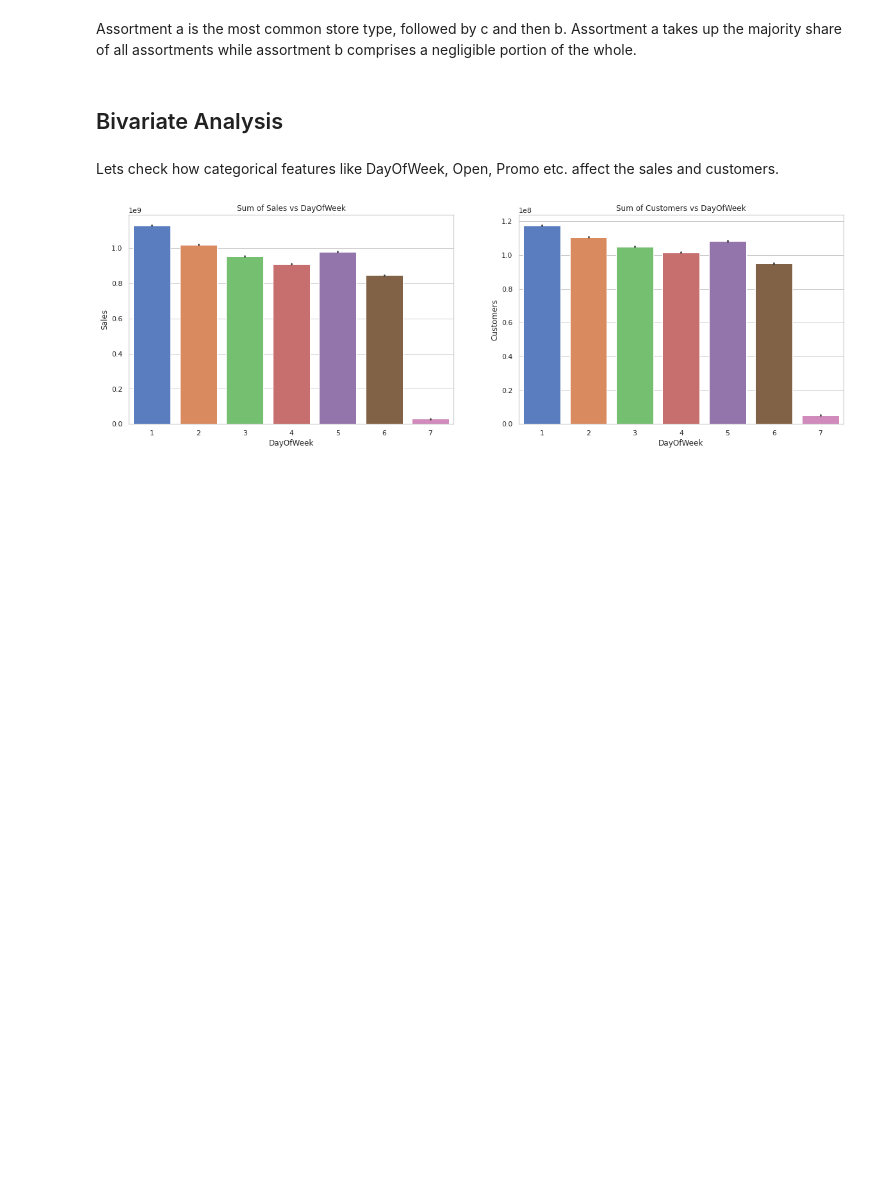
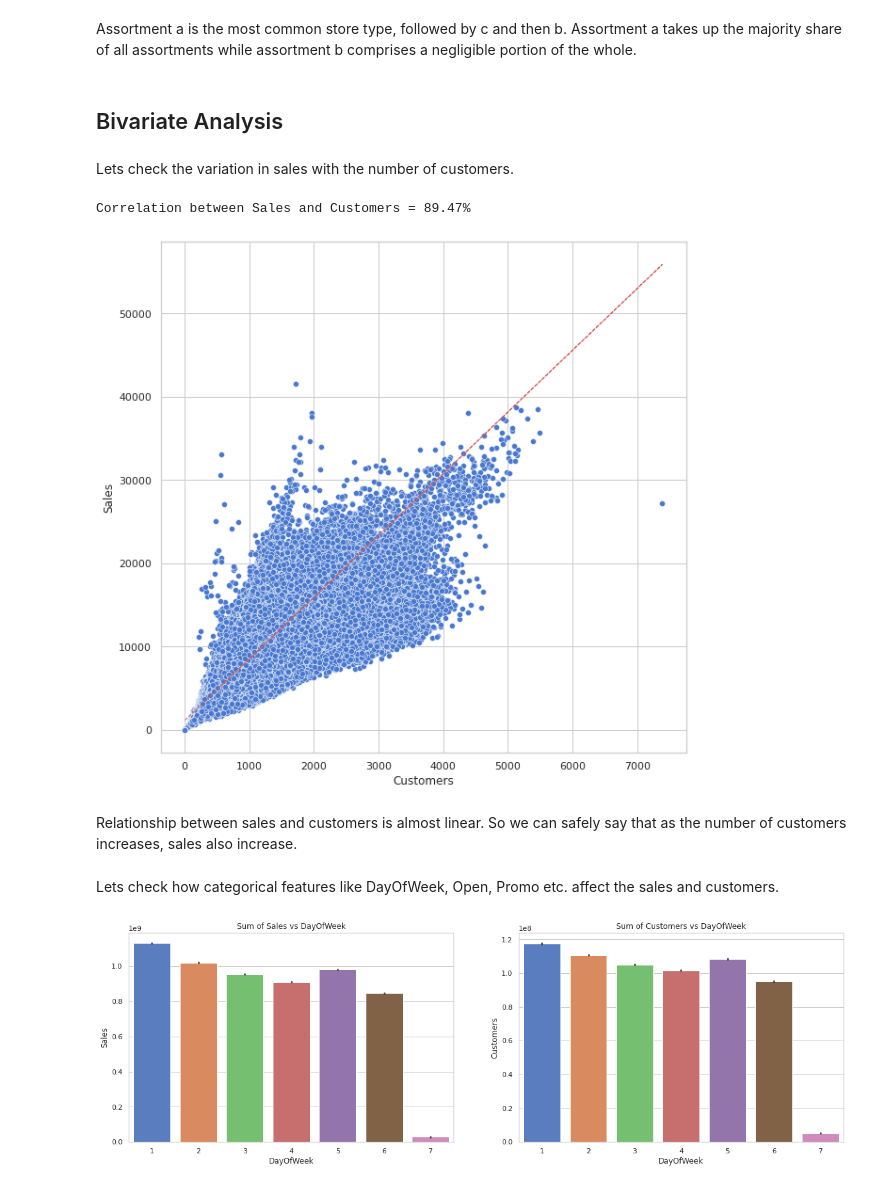
Before and after one commit to connect-midhunr/rossmann-sales-prediction, a Jupyter notebook: Rossmann_Sales_Prediction_Capstone_Project.ipynb, the cells around one changed output. Cells and saved outputs as stored; diff of their text form; code cells hidden in the pictures; blank space fills up the shorter version.

```diff
--- a/Rossmann_Sales_Prediction_Capstone_Project.ipynb
+++ b/Rossmann_Sales_Prediction_Capstone_Project.ipynb
@@ -621,6 +650,23 @@ plot_pie_chart_from_column_count(rossmann_df.copy().loc[0:1115, ['Store', 'Assor
 Assortment a is the most common store type, followed by c and then b. Assortment a takes up the majority share of all assortments while assortment b comprises a negligible portion of the whole.
 # %% [markdown]
 ## Bivariate Analysis
+# %% [markdown]
+Lets check the variation in sales with the number of customers.
+# %%
+# generate scatter plot to show the variation in sales with the number of customers
+plt.figure(figsize=(10,10))
+sns.scatterplot(x='Customers', y='Sales', data=rossmann_df)
+
+lin_fit = np.polyfit(rossmann_df['Customers'], rossmann_df['Sales'], 1)
+lin_func = np.poly1d(lin_fit)(rossmann_df['Customers'])
+plt.plot(rossmann_df['Customers'], lin_func, "r--", lw=1)
+
+print(f"Correlation between Sales and Customers = {round(rossmann_df['Customers'].corr(rossmann_df['Sales'])*100, 2)}%")
+# %% [output]
+Correlation between Sales and Customers = 89.47%
+[figure, added]
+# %% [markdown]
+Relationship between sales and customers is almost linear. So we can safely say that as the number of customers increases, sales also increase.
 # %% [markdown]
 Lets check how categorical features like DayOfWeek, Open, Promo etc. affect the sales and customers.
 # %%
```
Also changed, not shown: parts of 37 cells of this notebook.
